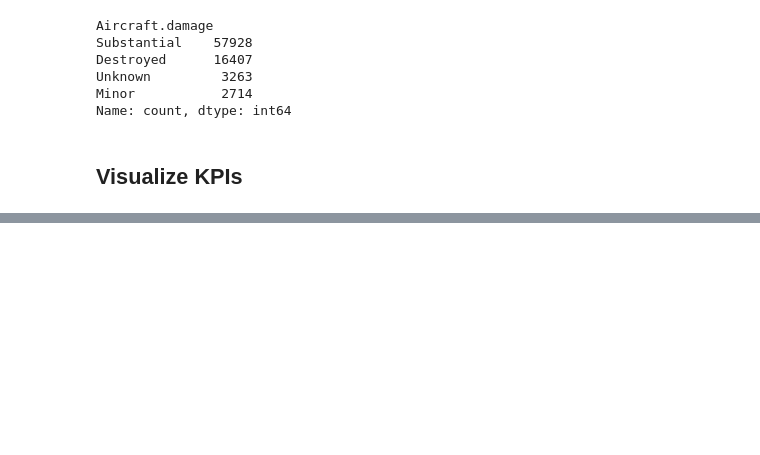
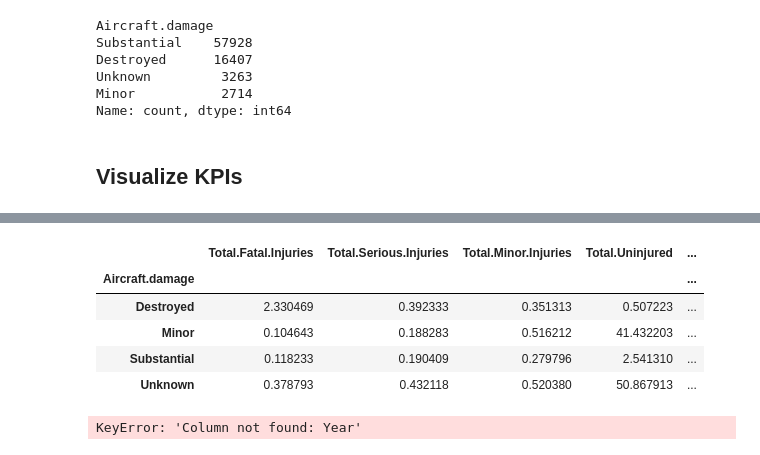
Before and after one commit to torederu/NTSB-Aviation-Analysis, a Jupyter notebook: tem/student.ipynb, the cells around one changed output, grey strips where cells are left out. Saved outputs shown, nothing was run; the diff lists cells and outputs as text; code cells hidden in the pictures; blank space fills up the shorter version.

```diff
--- a/tem/student.ipynb
+++ b/tem/student.ipynb
@@ -248,0 +263,13 @@ df['Purpose.of.flight'].value_counts().plot.bar();
+# %%
+df.groupby('Aircraft.damage').mean(numeric_only=True)
+# %% [output]
+|  | Total.Fatal.Injuries | Total.Serious.Injuries | Total.Minor.Injuries | Total.Uninjured | ... |
+| Aircraft.damage |  |  |  |  | ... |
+| Destroyed | 2.330469 | 0.392333 | 0.351313 | 0.507223 | ... |
+| Minor | 0.104643 | 0.188283 | 0.516212 | 41.432203 | ... |
+| Substantial | 0.118233 | 0.190409 | 0.279796 | 2.541310 | ... |
+| Unknown | 0.378793 | 0.432118 | 0.520380 | 50.867913 | ... |
+# %%
+df.groupby('Aircraft.damage')['Year']
+# %% [output]
+KeyError: 'Column not found: Year'
```
Also changed, not shown: parts of 13 cells of this notebook.
